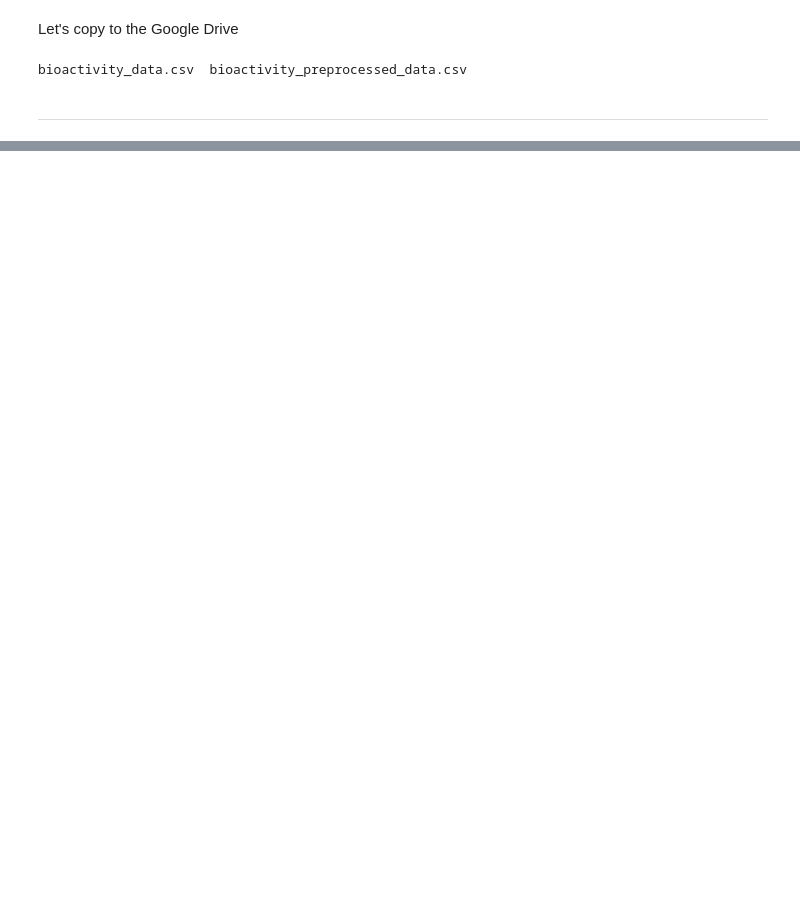
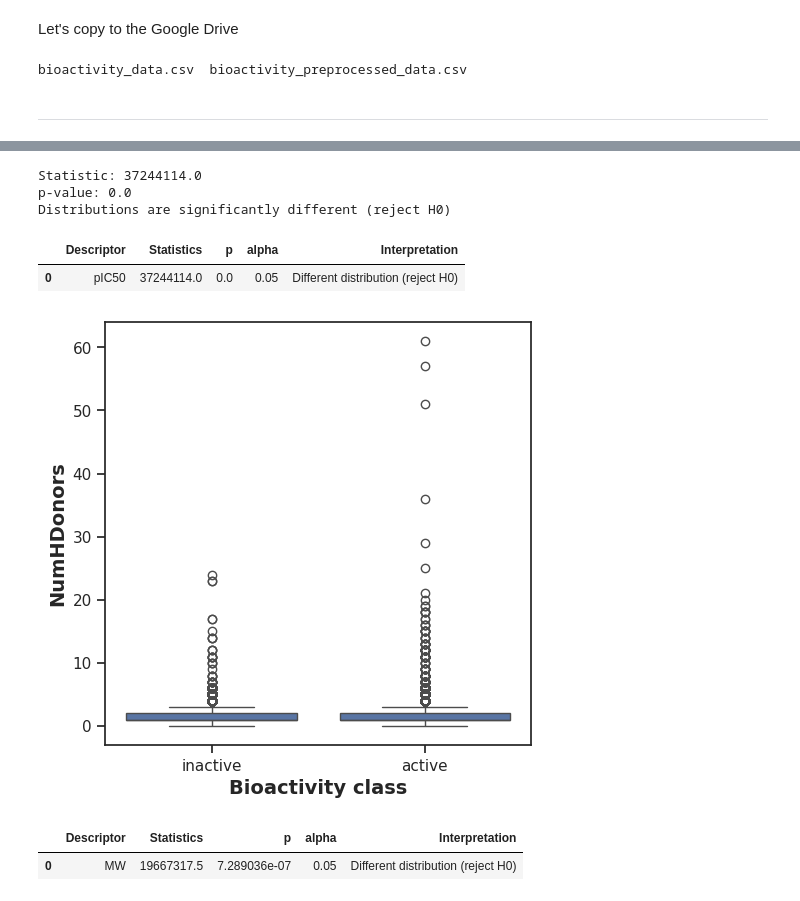
Before and after one commit to georgegabriel419/Data-Science-Tools-and-Ecosystem, a Jupyter notebook: python/CDD_ML_Part_1_bioactivity_data.ipynb, the cells around one changed output, grey strips where cells are left out. Saved outputs shown, nothing was run; the diff lists cells and outputs as text; code cells hidden in the pictures; blank space fills up the shorter version.

```diff
--- a/python/CDD_ML_Part_1_bioactivity_data.ipynb
+++ b/python/CDD_ML_Part_1_bioactivity_data.ipynb
@@ -465,0 +867,2 @@ df_combined.standard_value.describe()
+# %%
+df_2class['bioactivity_class'] = df_2class['bioactivity_class'].astype(str)
@@ -465,0 +875,2 @@ df_combined.standard_value.describe()
+# %%
+df_2class = df_2class.dropna(subset=['pIC50', 'bioactivity_class'])
@@ -465,0 +898,74 @@ df_combined.standard_value.describe()
+# %%
+from scipy.stats import mannwhitneyu
+
+# Drop any rows with NaN in pIC50
+df_clean = df_final.dropna(subset=['pIC50'])
+
+# Separate the two groups
+active = df_clean[df_clean['bioactivity_class'] == 'active']['pIC50']
+inactive = df_clean[df_clean['bioactivity_class'] == 'inactive']['pIC50']
+
+# Run Mann–Whitney U test
+stat, p = mannwhitneyu(active, inactive)
+
+print("Statistic:", stat)
+print("p-value:", p)
+
+if p < 0.05:
+    print("Distributions are significantly different (reject H0)")
+else:
+    print("No significant difference (fail to reject H0)")
+# %% [output]
+Statistic: 37244114.0
+p-value: 0.0
+Distributions are significantly different (reject H0)
+# %%
+mannwhitney('pIC50')
+# %% [output]
+|  | Descriptor | Statistics | p | alpha | Interpretation |
+| 0 | pIC50 | 37244114.0 | 0.0 | 0.05 | Different distribution (reject H0) |
+# %%
+plt.figure(figsize=(5.5, 5.5))
+
+sns.boxplot(x = 'bioactivity_class', y = 'NumHDonors', data = df_2class)
+
+plt.xlabel('Bioactivity class', fontsize=14, fontweight='bold')
+plt.ylabel('NumHDonors', fontsize=14, fontweight='bold')
+
+plt.savefig('plot_NumHDonors.pdf')
+# %% [output]
+[figure, added]
+# %%
+from scipy.stats import mannwhitneyu
+
+def safe_mannwhitney(descriptor):
+    # Drop NaN and inf
+    df_clean = df_final[['bioactivity_class', descriptor]].replace([np.inf, -np.inf], np.nan).dropna()
+
+    active = df_clean[df_clean['bioactivity_class']=='active'][descriptor]
+    inactive = df_clean[df_clean['bioactivity_class']=='inactive'][descriptor]
+
+    if len(active) < 1 or len(inactive) < 1:
+        return pd.DataFrame({
+            'Descriptor':[descriptor],
+            'Statistics':[np.nan],
+            'p':[np.nan],
+            'alpha':[0.05],
+            'Interpretation':['Not enough data']
+        })
+
+    stat, p = mannwhitneyu(active, inactive)
+
+    return pd.DataFrame({
+        'Descriptor':[descriptor],
+        'Statistics':[stat],
+        'p':[p],
+        'alpha':[0.05],
+        'Interpretation':['Different distribution (reject H0)' if p < 0.05 else 'Same distribution (fail to reject H0)']
+    })
+
+# Example usage
+safe_mannwhitney('MW')
+# %% [output]
+|  | Descriptor | Statistics | p | alpha | Interpretation |
+| 0 | MW | 19667317.5 | 7.289036e-07 | 0.05 | Different distribution (reject H0) |
```
Also changed, not shown: parts of 82 cells of this notebook.
